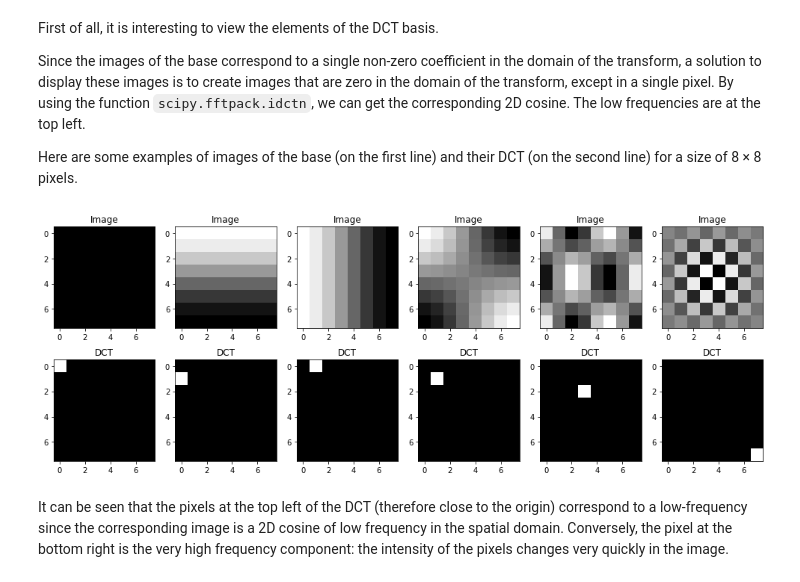
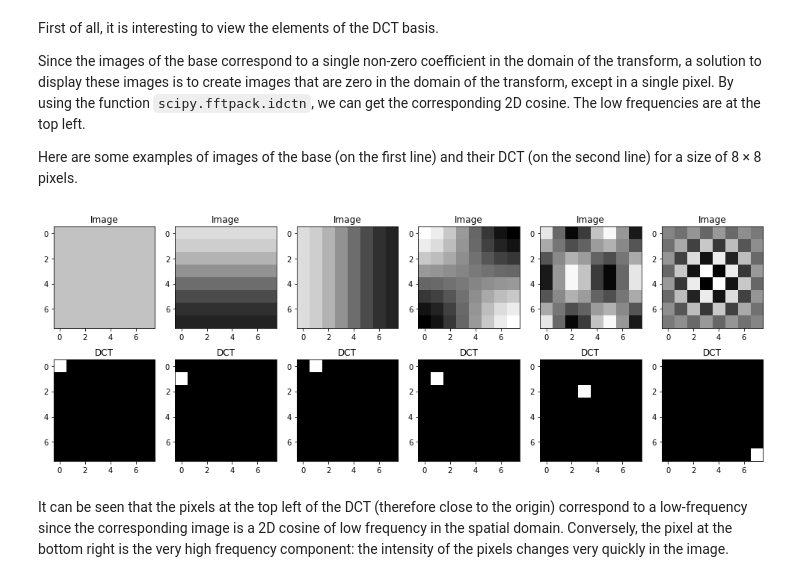
Before and after one commit to vincmazet/bip, a Jupyter notebook: _sources/labs/cor31.ipynb, the cells around one changed output. Saved outputs shown, nothing was run; the diff lists cells and outputs as text; code cells hidden in the pictures.

```diff
--- a/_sources/labs/cor31.ipynb
+++ b/_sources/labs/cor31.ipynb
@@ -58,30 +60,30 @@ Here are some examples of images of the base (on the first line) and their DCT (
 # %%
 # Pixels (dans le domaine de la DCT) à considérer
 px = ( (0,0), (1,0), (0,1), (1,1), (2,3), (7,7) )
 I = len(px)
 
 plt.figure(figsize=(17,6))
 
 for i, p in enumerate(px):
 
     # DCT (nulle partout sauf au pixel p)
     X = np.zeros((8,8))
     X[p] = 1
 
     # DCT inverse (ne pas oublier l'option norm='ortho' !)
     x = fftpack.idctn(X, norm='ortho')
 
     # Affichage de l'image de la base
     plt.subplot(2,I,i+1)
-    plt.imshow(x, cmap='gray')
+    plt.imshow(x, cmap='gray', vmin=-.2404, vmax=.2404)
     plt.title('Image')
 
     # Affichage de la DCT
     plt.subplot(2,I,i+I+1)
     plt.imshow(X, cmap='gray')
     plt.title('DCT')
 # %% [output]
-[figure, old version]
+[figure, new version]
 # %% [markdown]
 It can be seen that the pixels at the top left of the DCT (therefore close to the origin) correspond to a low-frequency
 since the corresponding image is a 2D cosine of low frequency in the spatial domain.
```
Also changed, not shown: parts of 6 cells of this notebook, 6 other files.
